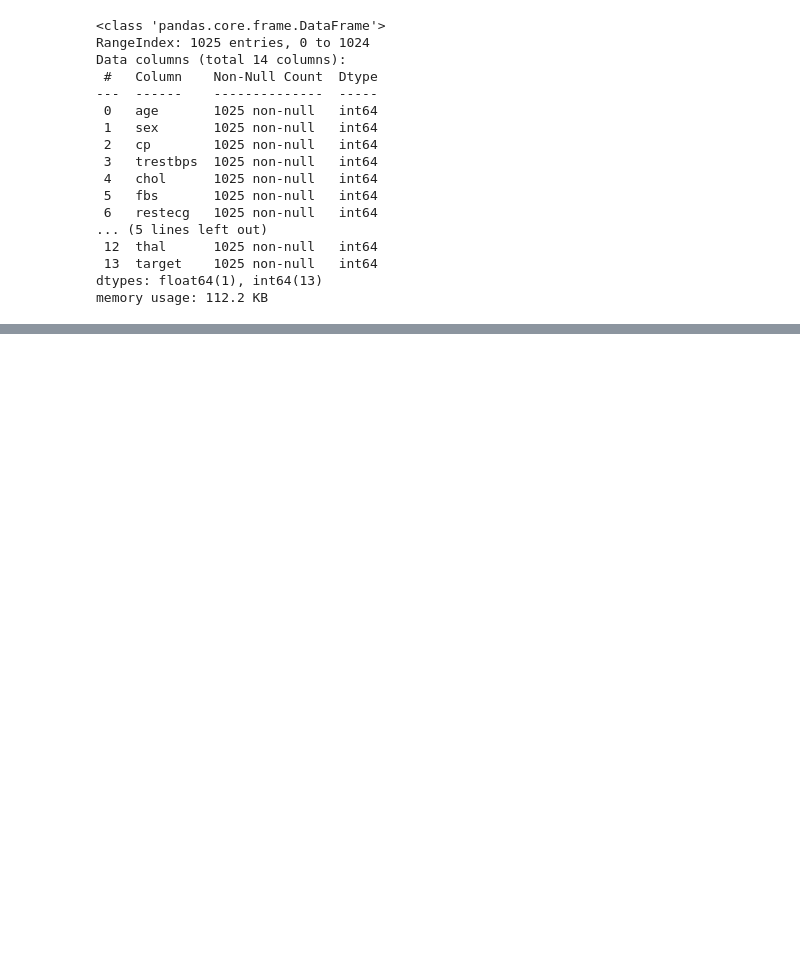
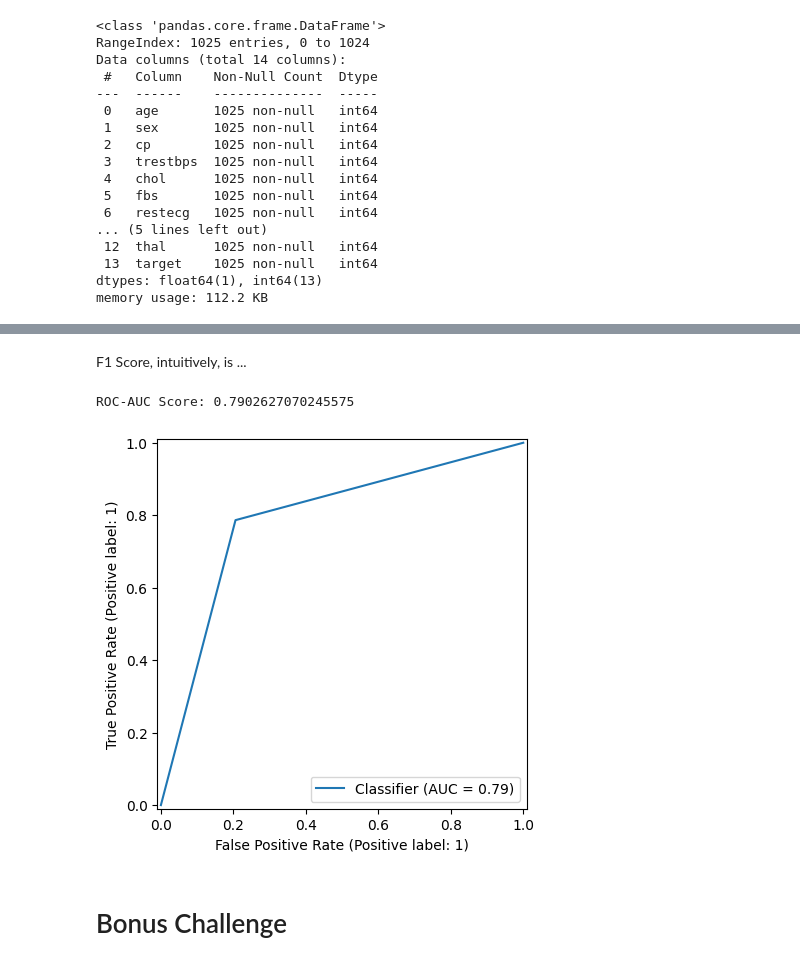
Before and after one commit to aBDULQADARmANASAWALA/AbdulqadarManasawala_techai_tasks, a Jupyter notebook: Abdulqadar_TechAI_Task_3.ipynb, the cells around one changed output, grey strips where cells are left out. Cells and saved outputs as stored; diff of their text form; code cells hidden in the pictures; blank space fills up the shorter version.

```diff
--- a/Abdulqadar_TechAI_Task_3.ipynb
+++ b/Abdulqadar_TechAI_Task_3.ipynb
@@ -51,0 +73,5 @@ Index(['age', 'sex', 'cp', 'trestbps', 'chol', 'fbs', 'restecg', 'thalach',
+# %%
+X2 = df[['age', 'sex', 'cp', 'trestbps', 'chol']]
+y2 = df[['target']]
+# %%
+X_train2, X_test2, y_train2, y_test2 = train_test_split(X2, y2, test_size=0.2, random_state=42)
@@ -51,0 +87,2 @@ Index(['age', 'sex', 'cp', 'trestbps', 'chol', 'fbs', 'restecg', 'thalach',
+# %%
+y_pred = log_model.predict(X_test2)
@@ -51,0 +96,18 @@ Index(['age', 'sex', 'cp', 'trestbps', 'chol', 'fbs', 'restecg', 'thalach',
+# %% [markdown]
+F1 Score, intuitively, is ...
+# %%
+# roc-auc score
+from sklearn.metrics import roc_auc_score
+roc = roc_auc_score(y_test2, y_pred)
+print(f'ROC-AUC Score: {roc}')
+# %% [output]
+ROC-AUC Score: 0.7902627070245575
+# %%
+# plotting roc curve
+from sklearn.metrics import RocCurveDisplay
+RocCurveDisplay.from_predictions(y_test2, y_pred)
+plt.show()
+# %% [output]
+[figure, added]
+# %% [markdown]
+# Bonus Challenge
```
Also changed, not shown: parts of 15 cells of this notebook, 4 other files.
